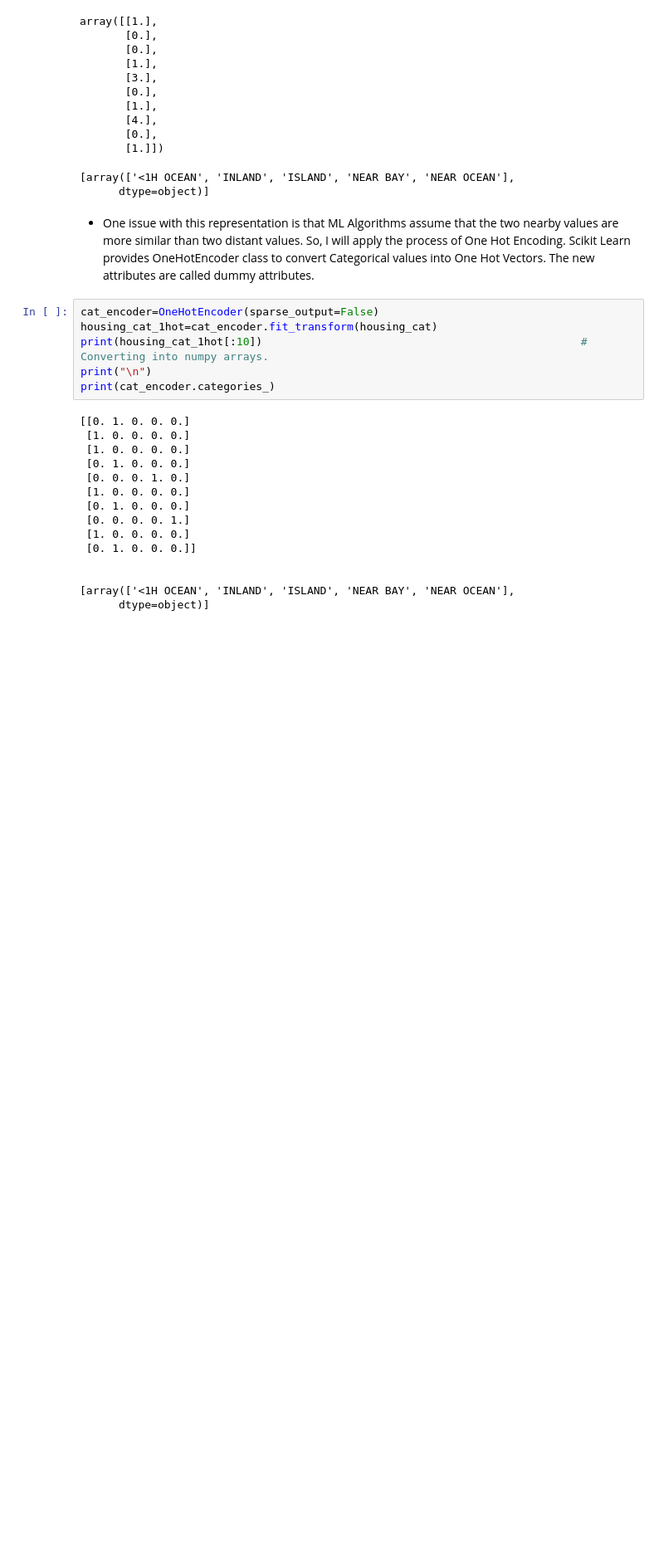
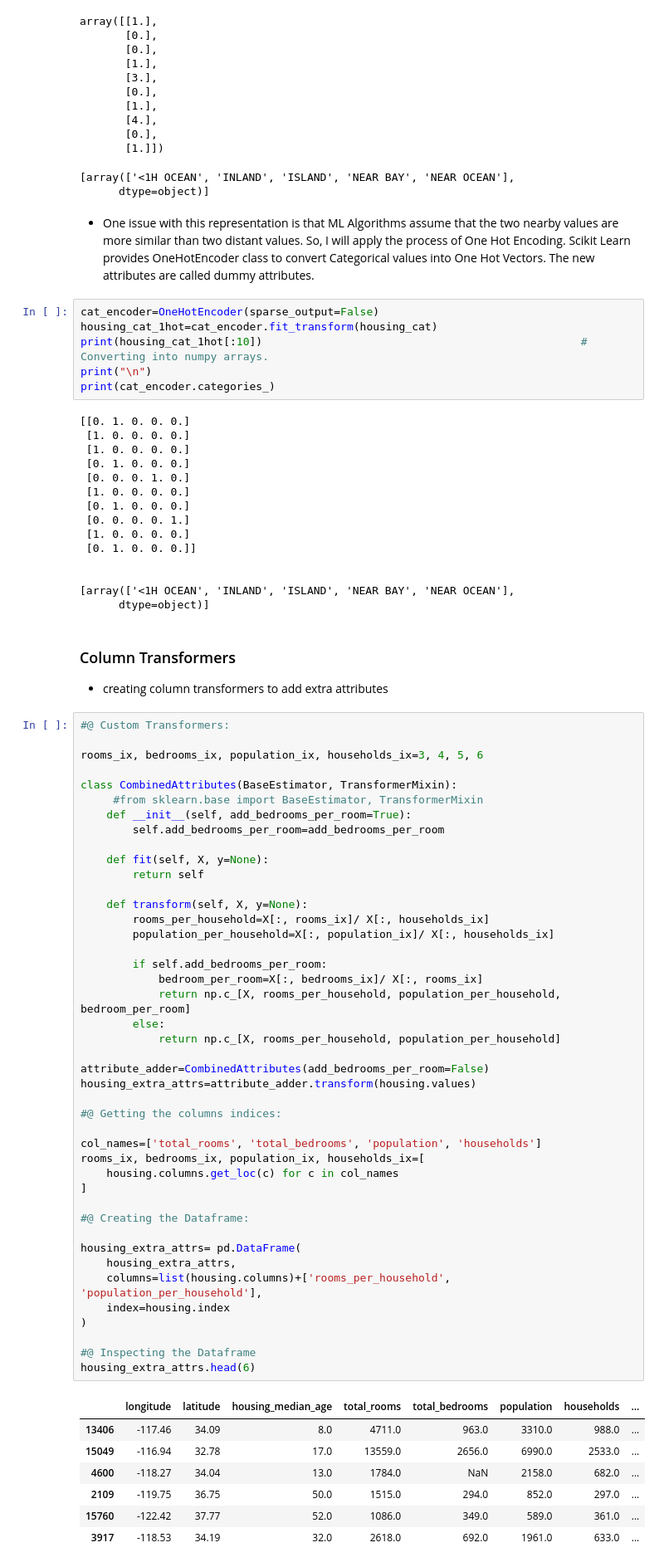
Before and after one commit to prijall/MachineLearning, a Jupyter notebook: CaliforniaHousing_Prices/California Housing Prices.ipynb, the cells around one changed output. Shown at 83% size. Cells and saved outputs as stored; diff of their text form; blank space fills up the shorter version.

```diff
--- a/CaliforniaHousing_Prices/California Housing Prices.ipynb
+++ b/CaliforniaHousing_Prices/California Housing Prices.ipynb
@@ -328,3 +329,58 @@ print(cat_encoder.categories_)
 
 [array(['<1H OCEAN', 'INLAND', 'ISLAND', 'NEAR BAY', 'NEAR OCEAN'],
       dtype=object)]
+# %% [markdown]
+### Column Transformers
+
+- creating column transformers to add extra attributes
+# %%
+#@ Custom Transformers:
+
+rooms_ix, bedrooms_ix, population_ix, households_ix=3, 4, 5, 6
+
+class CombinedAttributes(BaseEstimator, TransformerMixin):
+     #from sklearn.base import BaseEstimator, TransformerMixin
+    def __init__(self, add_bedrooms_per_room=True):
+        self.add_bedrooms_per_room=add_bedrooms_per_room
+
+    def fit(self, X, y=None):
+        return self
+
+    def transform(self, X, y=None):
+        rooms_per_household=X[:, rooms_ix]/ X[:, households_ix]
+        population_per_household=X[:, population_ix]/ X[:, households_ix]
+
+        if self.add_bedrooms_per_room:
+            bedroom_per_room=X[:, bedrooms_ix]/ X[:, rooms_ix]
+            return np.c_[X, rooms_per_household, population_per_household, bedroom_per_room]
+        else:
+            return np.c_[X, rooms_per_household, population_per_household]
+
+attribute_adder=CombinedAttributes(add_bedrooms_per_room=False)
+housing_extra_attrs=attribute_adder.transform(housing.values)
+
+#@ Getting the columns indices:
+
+col_names=['total_rooms', 'total_bedrooms', 'population', 'households']
+rooms_ix, bedrooms_ix, population_ix, households_ix=[
+    housing.columns.get_loc(c) for c in col_names
+]
+
+#@ Creating the Dataframe:
+
+housing_extra_attrs= pd.DataFrame(
+    housing_extra_attrs,
+    columns=list(housing.columns)+['rooms_per_household', 'population_per_household'],
+    index=housing.index
+)
+
+#@ Inspecting the Dataframe
+housing_extra_attrs.head(6)
+# %% [output]
+|  | longitude | latitude | housing_median_age | total_rooms | total_bedrooms | population | households | ... |
+| 13406 | -117.46 | 34.09 | 8.0 | 4711.0 | 963.0 | 3310.0 | 988.0 | ... |
+| 15049 | -116.94 | 32.78 | 17.0 | 13559.0 | 2656.0 | 6990.0 | 2533.0 | ... |
+| 4600 | -118.27 | 34.04 | 13.0 | 1784.0 | NaN | 2158.0 | 682.0 | ... |
+| 2109 | -119.75 | 36.75 | 50.0 | 1515.0 | 294.0 | 852.0 | 297.0 | ... |
+| 15760 | -122.42 | 37.77 | 52.0 | 1086.0 | 349.0 | 589.0 | 361.0 | ... |
+| 3917 | -118.53 | 34.19 | 32.0 | 2618.0 | 692.0 | 1961.0 | 633.0 | ... |
```
Also changed, not shown: parts of 5 cells of this notebook.
